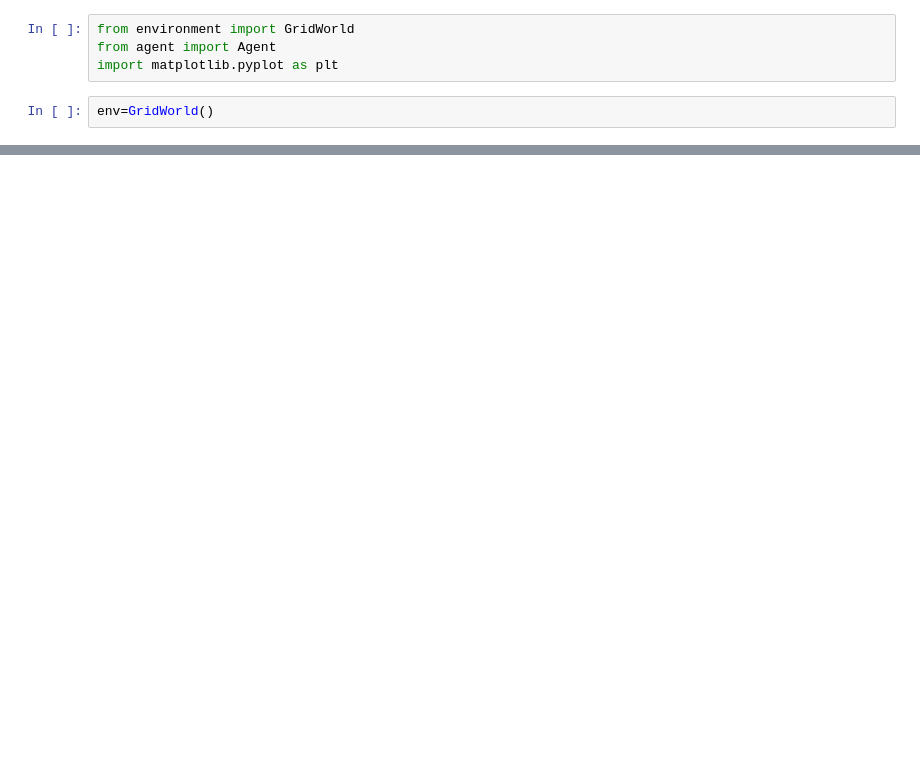
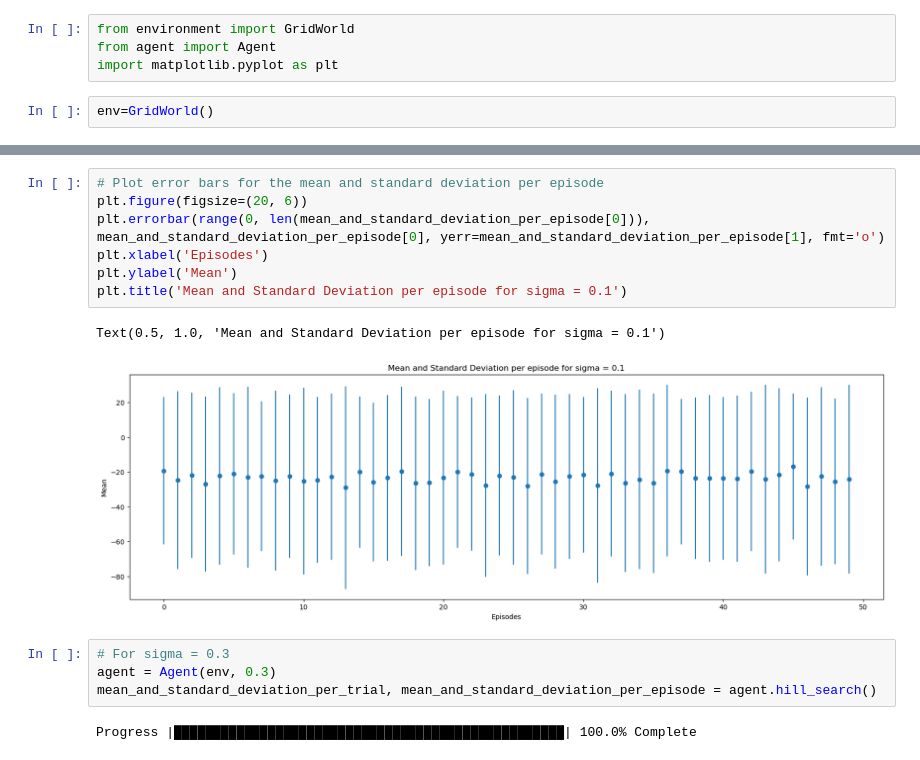
Before and after one commit to bose-sayan/grid-world, a Jupyter notebook: src/policy_gradient.ipynb, the cells around one changed output, grey strips where cells are left out. Cells and saved outputs as stored; diff of their text form; blank space fills up the shorter version.

```diff
--- a/src/policy_gradient.ipynb
+++ b/src/policy_gradient.ipynb
@@ -160,0 +48,16 @@ plt.errorbar(
+# %%
+# Plot error bars for the mean and standard deviation per episode
+plt.figure(figsize=(20, 6))
+plt.errorbar(range(0, len(mean_and_standard_deviation_per_episode[0])), mean_and_standard_deviation_per_episode[0], yerr=mean_and_standard_deviation_per_episode[1], fmt='o')
+plt.xlabel('Episodes')
+plt.ylabel('Mean')
+plt.title('Mean and Standard Deviation per episode for sigma = 0.1')
+# %% [output]
+Text(0.5, 1.0, 'Mean and Standard Deviation per episode for sigma = 0.1')
+[figure, added]
+# %%
+# For sigma = 0.3
+agent = Agent(env, 0.3)
+mean_and_standard_deviation_per_trial, mean_and_standard_deviation_per_episode = agent.hill_search()
+# %% [output]
+Progress |██████████████████████████████████████████████████| 100.0% Complete
```
Also changed, not shown: parts of 41 cells of this notebook, 2 other files.
